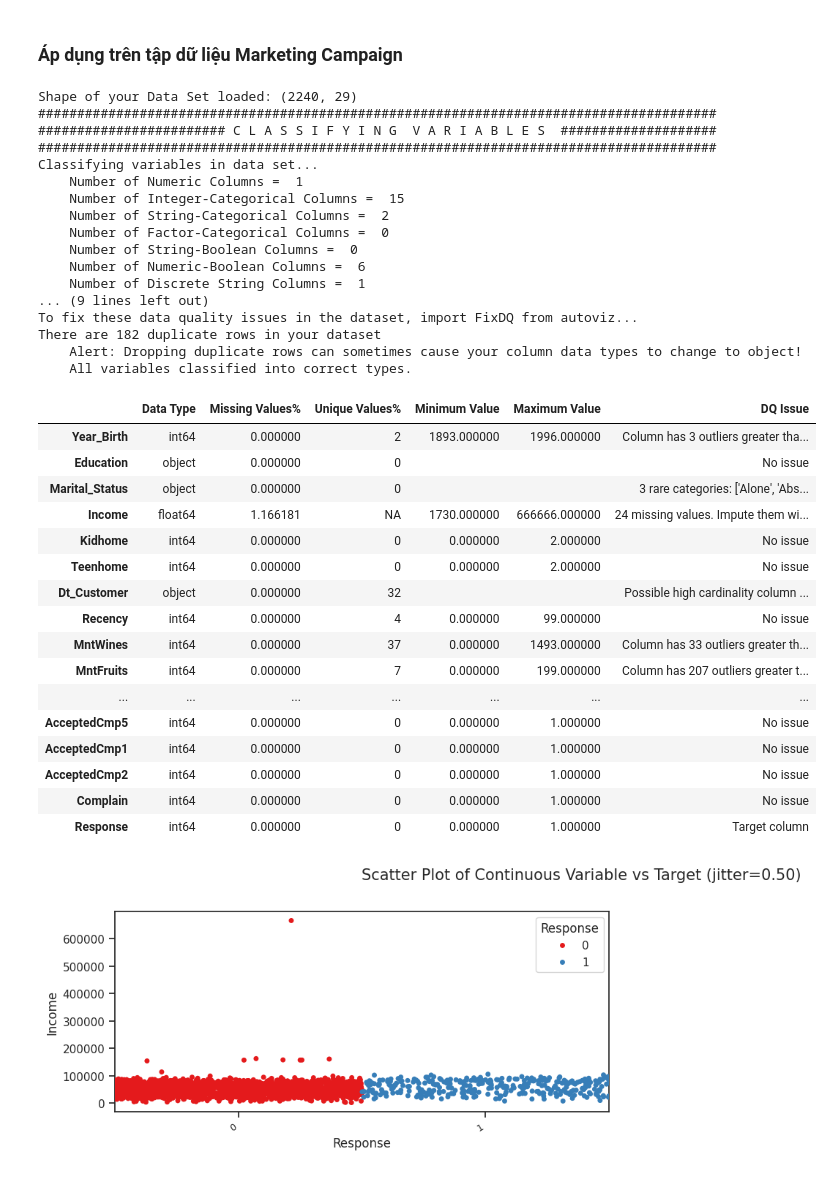
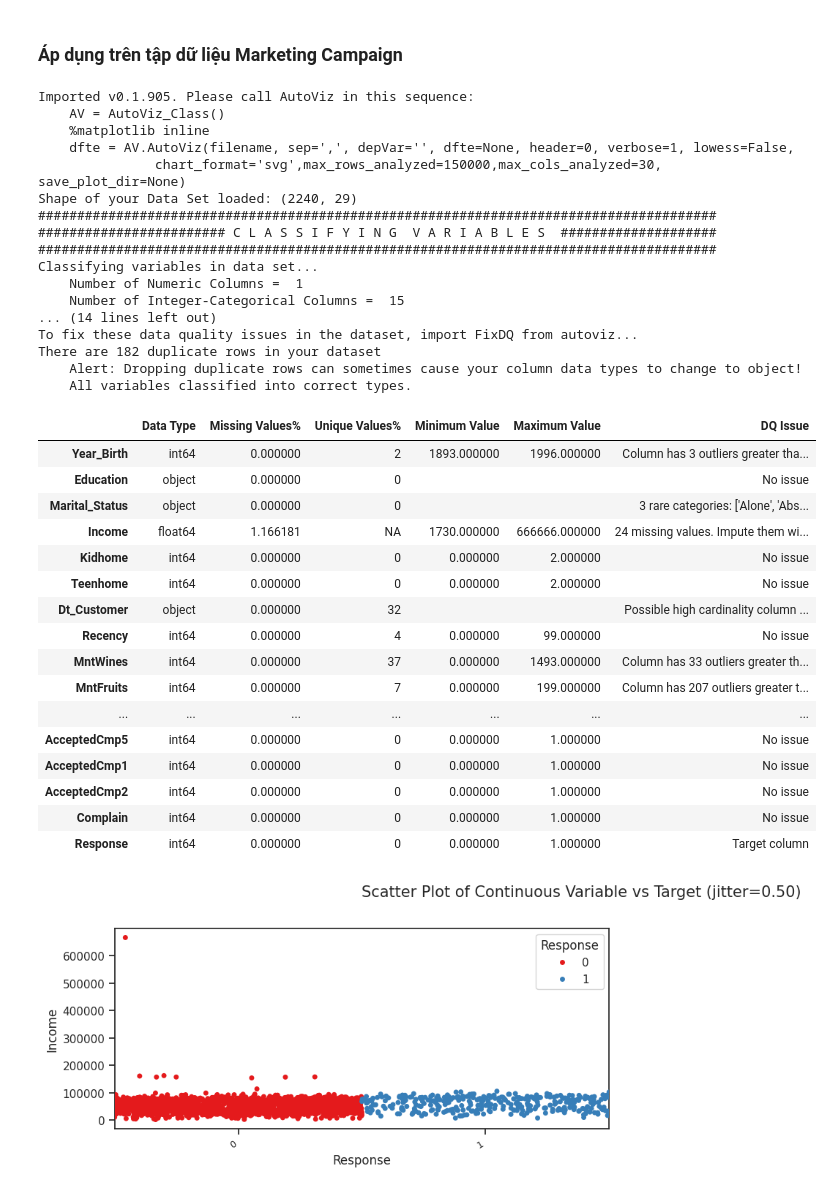
Before and after one commit to chien2734/sgu_data_analyst, a Jupyter notebook: BTL01_EDA/Task_1_3.ipynb, the cells around one changed output. Saved outputs shown, nothing was run; the diff lists cells and outputs as text; code cells hidden in the pictures.

```diff
--- a/BTL01_EDA/Task_1_3.ipynb
+++ b/BTL01_EDA/Task_1_3.ipynb
@@ -427,16 +483,20 @@ Requirement already satisfied: textblob in /usr/local/lib/python3.12/dist-packag
 Successfully installed autoviz-0.1.905 emoji-2.15.0 hvplot-0.12.1 pandas-dq-1.29 pyamg-5.3.0 xgboost-1.6.2
 # %% [markdown]
 ### Áp dụng trên tập dữ liệu Marketing Campaign
+# %%
+import pandas as pd
+
+df = pd.read_csv("marketing_campaign.csv", sep="\t")
 # %%
 from autoviz.AutoViz_Class import AutoViz_Class
 AV = AutoViz_Class()
 %matplotlib inline
 
 dft = AV.AutoViz(
-    filename="marketing_campaign.csv",
+    filename="",
     sep="\t",
     depVar="Response",
-    dfte=None,
+    dfte=df,
     header=0,
     verbose=1,
     lowess=False,
@@ -445,41 +505,41 @@ dft = AV.AutoViz(
     max_cols_analyzed=50,
 )
 # %% [output]
+Imported v0.1.905. Please call AutoViz in this sequence:
+    AV = AutoViz_Class()
+    %matplotlib inline
+    dfte = AV.AutoViz(filename, sep=',', depVar='', dfte=None, header=0, verbose=1, lowess=False,
+               chart_format='svg',max_rows_analyzed=150000,max_cols_analyzed=30, save_plot_dir=None)
 Shape of your Data Set loaded: (2240, 29)
 #######################################################################################
 ######################## C L A S S I F Y I N G  V A R I A B L E S  ####################
 #######################################################################################
 Classifying variables in data set...
     Number of Numeric Columns =  1
     Number of Integer-Categorical Columns =  15
-    Number of String-Categorical Columns =  2
-    Number of Factor-Categorical Columns =  0
-    Number of String-Boolean Columns =  0
-    Number of Numeric-Boolean Columns =  6
-    Number of Discrete String Columns =  1
-... (9 lines left out)
+... (14 lines left out)
 To fix these data quality issues in the dataset, import FixDQ from autoviz...
 There are 182 duplicate rows in your dataset
     Alert: Dropping duplicate rows can sometimes cause your column data types to change to object!
     All variables classified into correct types.
 |  | Data Type | Missing Values% | Unique Values% | Minimum Value | Maximum Value | DQ Issue |
 | Year_Birth | int64 | 0.000000 | 2 | 1893.000000 | 1996.000000 | Column has 3 outliers greater tha... |
 | Education | object | 0.000000 | 0 |  |  | No issue |
 | Marital_Status | object | 0.000000 | 0 |  |  | 3 rare categories: ['Alone', 'Abs... |
 | Income | float64 | 1.166181 | NA | 1730.000000 | 666666.000000 | 24 missing values. Impute them wi... |
 | Kidhome | int64 | 0.000000 | 0 | 0.000000 | 2.000000 | No issue |
 | Teenhome | int64 | 0.000000 | 0 | 0.000000 | 2.000000 | No issue |
 | Dt_Customer | object | 0.000000 | 32 |  |  | Possible high cardinality column ... |
 | Recency | int64 | 0.000000 | 4 | 0.000000 | 99.000000 | No issue |
 | MntWines | int64 | 0.000000 | 37 | 0.000000 | 1493.000000 | Column has 33 outliers greater th... |
 | MntFruits | int64 | 0.000000 | 7 | 0.000000 | 199.000000 | Column has 207 outliers greater t... |
 | ... | ... | ... | ... | ... | ... | ... |
 | AcceptedCmp5 | int64 | 0.000000 | 0 | 0.000000 | 1.000000 | No issue |
 | AcceptedCmp1 | int64 | 0.000000 | 0 | 0.000000 | 1.000000 | No issue |
 | AcceptedCmp2 | int64 | 0.000000 | 0 | 0.000000 | 1.000000 | No issue |
 | Complain | int64 | 0.000000 | 0 | 0.000000 | 1.000000 | No issue |
 | Response | int64 | 0.000000 | 0 | 0.000000 | 1.000000 | Target column |
-[figure, old version]
+[figure, new version]
 [figure]
 [figure]
 [figure]
```
Also changed, not shown: parts of 11 cells of this notebook.
